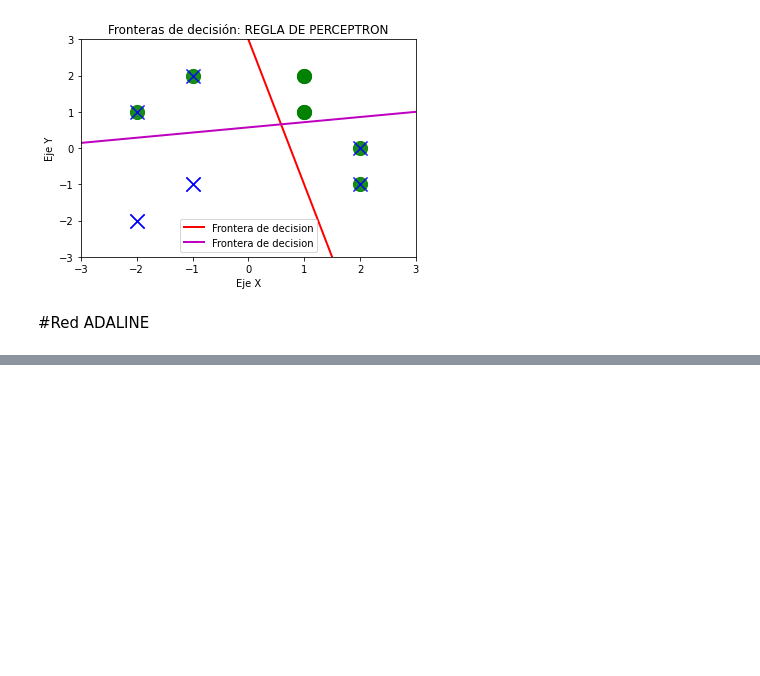
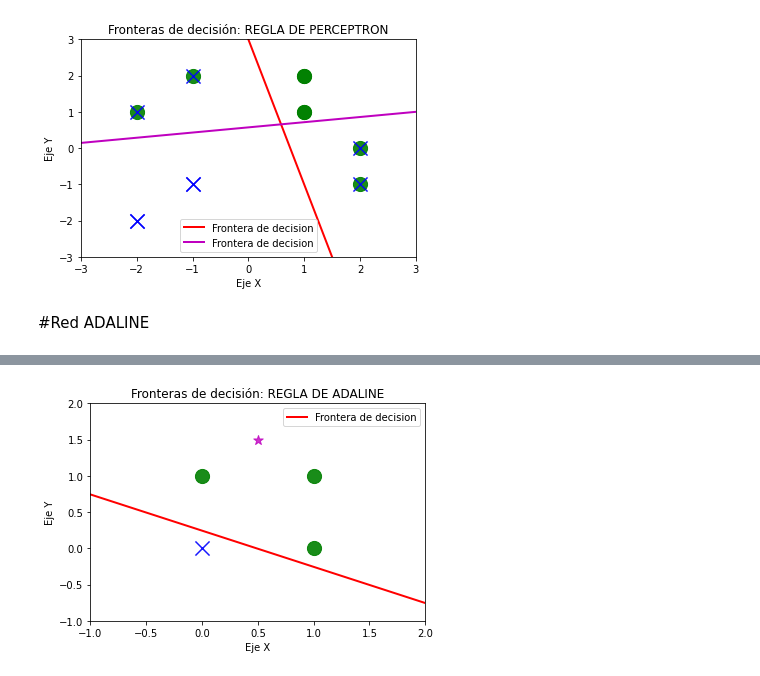
Before and after one commit to mousemgr/Redes-Neuronales, a Jupyter notebook: RNA.ipynb, the cells around one changed output, grey strips where cells are left out. Saved outputs shown, nothing was run; the diff lists cells and outputs as text; code cells hidden in the pictures; blank space fills up the shorter version.

```diff
--- a/RNA.ipynb
+++ b/RNA.ipynb
@@ -436,90 +443,90 @@ import matplotlib.pyplot as plt #realizar graficas
 err_vector = []
 
 #entradas
-p = np.array([[2, 6], [4, 4], [6, 3], [4, 10], [7, 10], [9, 8]])
-print(f"Entradas:\n{p}\n")
+p = np.array([[0, 0], [0, 1], [1, 0], [1, 1]])
+#print(f"Entradas:\n{p}\n")
 
-t = np.array([[0], [0], [0], [1], [1], [1]])
+t = np.array([[1], [-1], [-1], [-1]])
 print(f"Target:\n{t}\n")
 
-w = np.array([[0.2, 0.7]])
-b = 0.4
+w = np.array([[0.8, -0.5]])
+b = -1
 
 #factor de aprendizaje
-alpha = 0.4
+alpha = 0.2
 
-#Regla de aprendizaje
-epocas = 18
+#Red Adaline o Regla Delta
+epocas = 15
+
 for j in range(epocas):
-    #print(f"Epoca numero {j}")
-    for i in range(np.shape(p)[0]): #Repetir segun la cantidad de filas de p
-        p_T = np.reshape(p[i], (2, 1)) #REACOMODA np.reshape(matriz,(filas,columnas)
+  eSuma=0
+  for i in range(np.shape(p)[0]):
+    p_T = np.reshape(p[i], (2, 1))
 
-        # Producto punto
-        a = np.dot(w,p_T) + b
-        #print(f"a: {a}")
+    # Producto punto
+    n = np.dot(w,p_T) + b
+    #print(f"a: {a}")
 
-        # Pureline
-        n = a
-        #print(f"n:{n}")
+    #Pureline
+    a=float(n)
 
-        #Error
-        e = alpha*(t[i] - n)
-        #print(f"e:{e}")
+    #Error
+    e = t[i] - a
+    #print(f"e:{e}")
 
-        w = w + 2*e*p[i]
-        b = b + 2*e
+    #Regla de aprendizaje
+    w = w + 2*alpha*e*p[i]
+    b = b + 2*alpha*e
 
-        err_vector.append(e)
+    eSuma+=e
+
+  eSuma = np.abs(eSuma)
+  err_vector.append(eSuma)
 
 print(f"Vector de pesos finales:\n{w}")
 print(f"Bias final:\n{b}")
-"""
-#####Graficar problema
-plt.xlim([1.0, 11.0])
-plt.ylim([1.0, 11.0])
+
+###############################################################Graficar problema
+plt.xlim([-1.0, 2.0])
+plt.ylim([-1.0, 2.0])
 
 patterns = np.unique(t) #Encuentra los elementos únicos de la matriz t
 
 for patt in patterns:
   pos = np.where(patt == t)[0] # np.where(TRUE)[0]
-  if patt == 0:
+  if patt == -1:
     plt.scatter(p[pos, 0], p[pos, 1], color = 'g', s = 200, marker = 'o', alpha = 0.9)
   else:
     plt.scatter(p[pos, 0], p[pos, 1], color = 'b', s = 200, marker = 'x', alpha = 0.9)
 
-x = np.linspace(1, 11)
+x = np.linspace(-1.0, 2.0)
 y = -(b / w[0][1]) - (x * w[0][0]) / w[0][1]
 
 plt.plot(x, y, 'red', linewidth = 2, label='Frontera de decision')
-plt.scatter(6, 8, color = 'm', s = 100, marker = '*', alpha = 0.8)
+plt.scatter(0.5, 1.5, color = 'm', s = 100, marker = '*', alpha = 0.8)
 plt.xlabel('Eje X')
 plt.ylabel('Eje Y')
 plt.legend()
-plt.title('Fronteras de decisión: REGLA DE PERCEPTRON')
+plt.title('Fronteras de decisión: REGLA DE ADALINE')
 plt.show()
 
-#%% Plotting Error -- Graph
+###############################################################Graficar error
 plt.figure(0)
 plt.plot(err_vector, linewidth = 2)
-plt.title('Gráfica de error: REGLA Perceptron')
+plt.title('Gráfica de error: REGLA Adaline')
 plt.ylabel('Magnitud de Error')
 plt.xlabel('Iteraciones')
 plt.scatter(len(err_vector) - 1, 0, color = 'r', s = 200, marker = 'o', alpha = 0.8)
 plt.show()
 
-
-####Clasificador
-p = np.array([[6, 8]])
+###############################################################Clasificar
+p = np.array([[0.5, 1.5]])
 p_T = np.reshape(p[0], (2, 1))
 
 a = np.dot(w,p_T) + b
 
-# Hardlim
 if a>=0:
-  n=1
+  print("Pertenece a la clase 1")
 else:
-  n=0
-print(f"n:{n}")
-"""
+  print("Pertenece a la clase -1")
 # %% [output]
@@ -545,0 +543 @@ Bias final:
+[figure, added]
```
Also changed, not shown: parts of 4 cells of this notebook.
